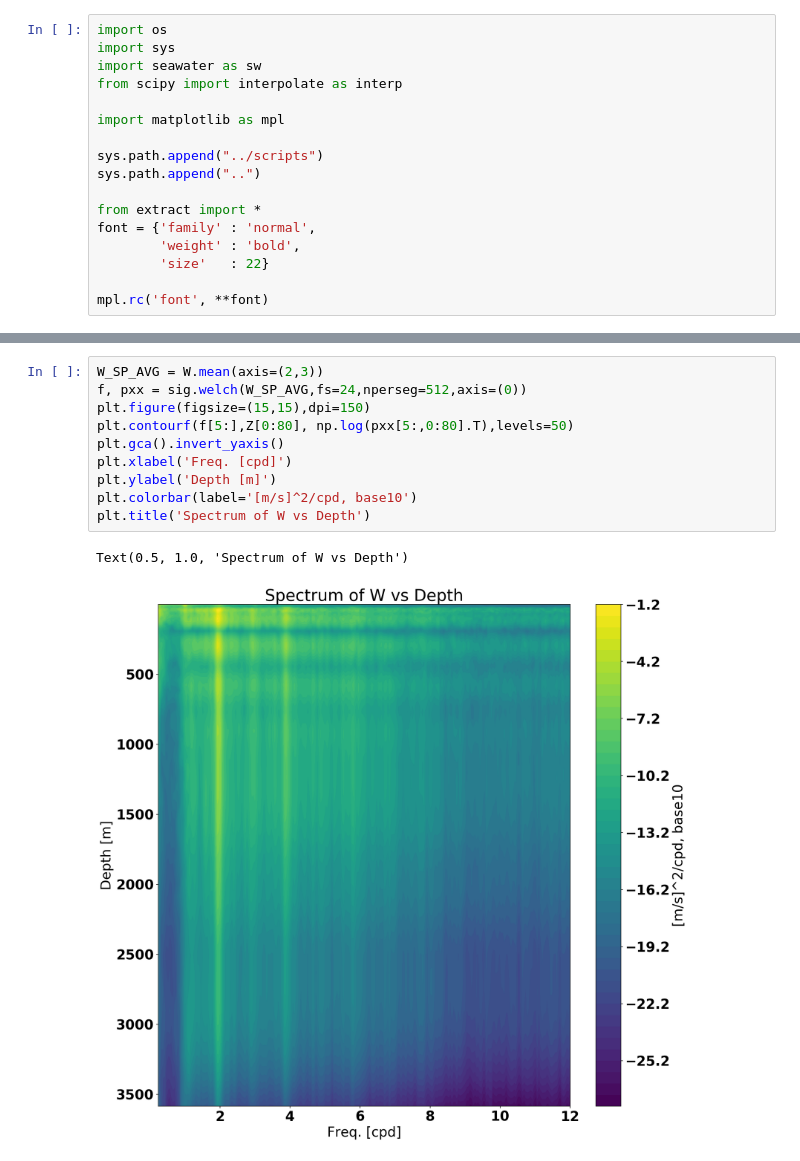
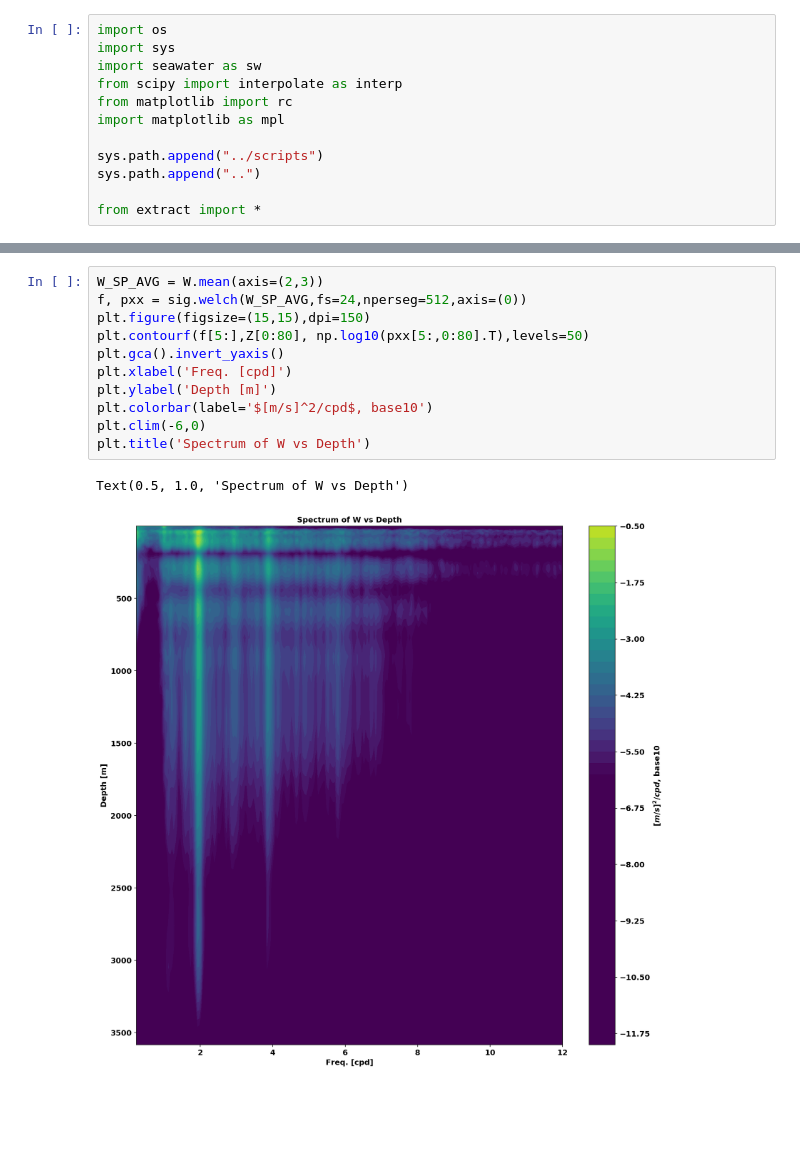
Before and after one commit to jpdef/internalwaves, a Jupyter notebook: IW/notebooks/LLC/LLC_SPEC.ipynb, the cells around one changed output, grey strips where cells are left out. Cells and saved outputs as stored; diff of their text form; blank space fills up the shorter version.

```diff
--- a/IW/notebooks/LLC/LLC_SPEC.ipynb
+++ b/IW/notebooks/LLC/LLC_SPEC.ipynb
@@ -3,18 +3,13 @@ import os
 import sys
 import seawater as sw
 from scipy import interpolate as interp
-
+from matplotlib import rc
 import matplotlib as mpl
 
 sys.path.append("../scripts")
 sys.path.append("..")
 
 from extract import *
-font = {'family' : 'normal',
-        'weight' : 'bold',
-        'size'   : 22}
-
-mpl.rc('font', **font)
 # %%
 """
 Read data and compute means
@@ -131,16 +145,17 @@ Text(0.5, 1.0, 'Spectrum of Depth Average Vertical Velocity')
 # %%
 W_SP_AVG = W.mean(axis=(2,3))
 f, pxx = sig.welch(W_SP_AVG,fs=24,nperseg=512,axis=(0))
 plt.figure(figsize=(15,15),dpi=150)
-plt.contourf(f[5:],Z[0:80], np.log(pxx[5:,0:80].T),levels=50)
+plt.contourf(f[5:],Z[0:80], np.log10(pxx[5:,0:80].T),levels=50)
 plt.gca().invert_yaxis()
 plt.xlabel('Freq. [cpd]')
 plt.ylabel('Depth [m]')
-plt.colorbar(label='[m/s]^2/cpd, base10')
+plt.colorbar(label='$[m/s]^2/cpd$, base10')
+plt.clim(-6,0)
 plt.title('Spectrum of W vs Depth')
 # %% [output]
 Text(0.5, 1.0, 'Spectrum of W vs Depth')
-[figure, old version]
+[figure, new version]
 # %%
 #%matplotlib widget
 import COR.utils as cor
```
Also changed, not shown: parts of 10 cells of this notebook, 7 other files.
